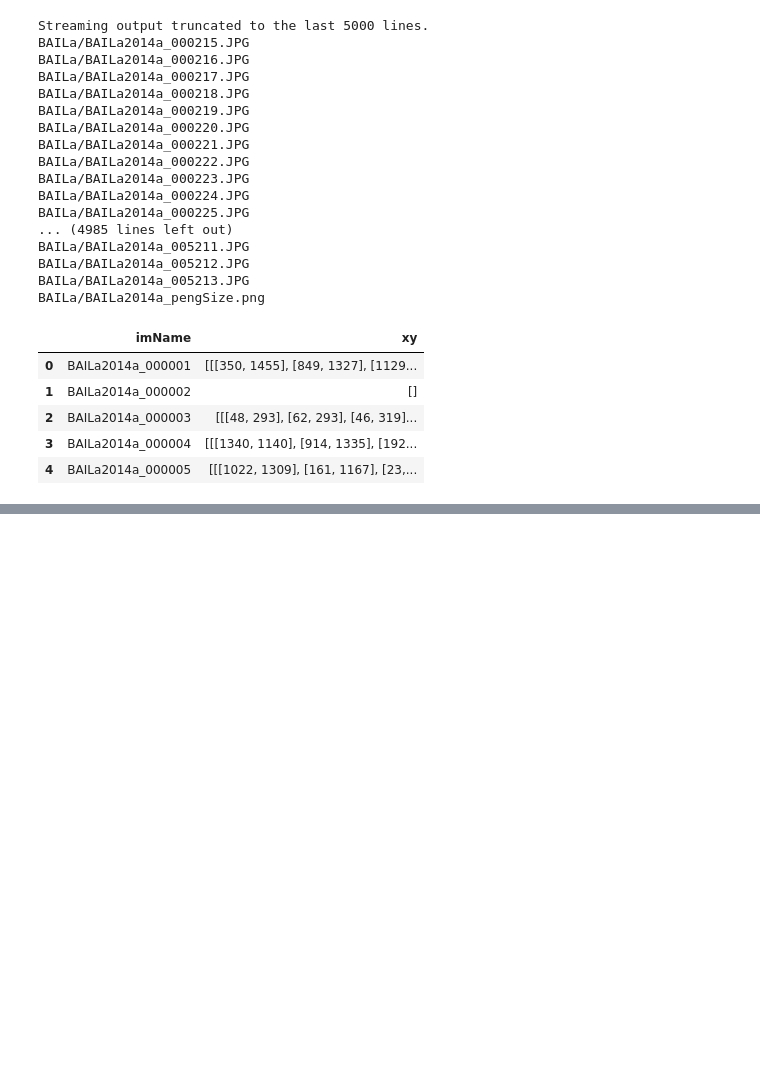
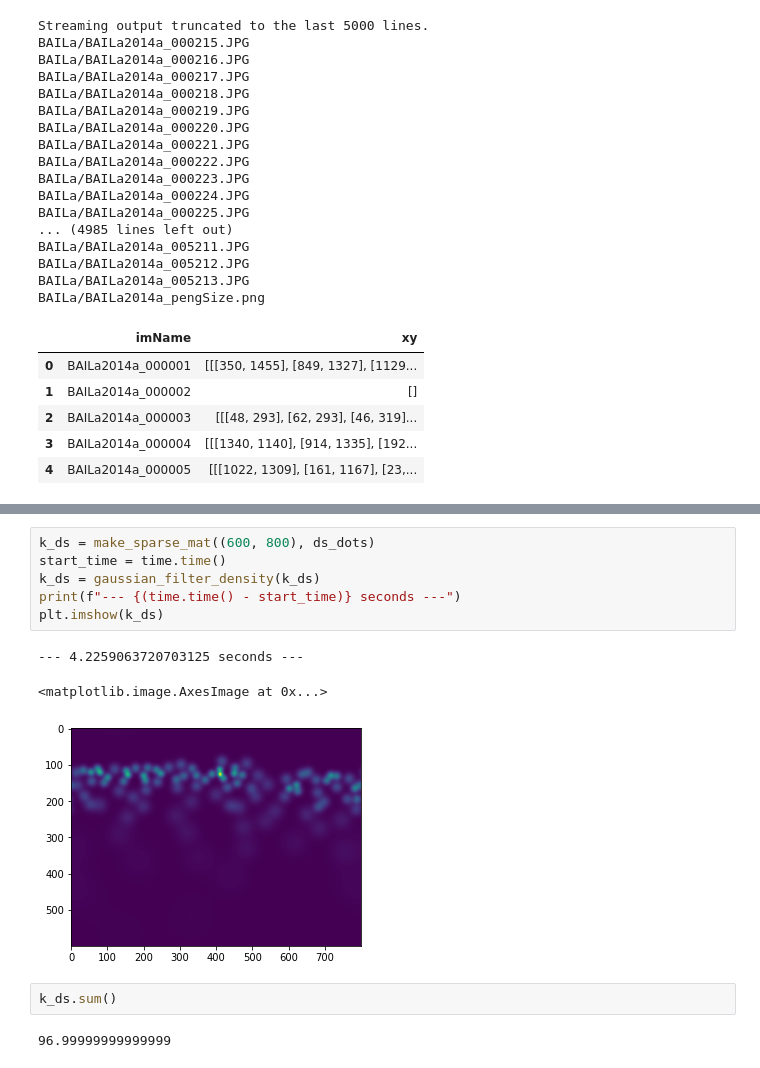
Before and after one commit to alexjochs/ECE_539_Penguins, a Jupyter notebook: PenguinsPreprocess.ipynb, the cells around one changed output, grey strips where cells are left out. Saved outputs shown, nothing was run; the diff lists cells and outputs as text; blank space fills up the shorter version.

```diff
--- a/PenguinsPreprocess.ipynb
+++ b/PenguinsPreprocess.ipynb
@@ -204,0 +268,14 @@ KeyboardInterrupt: ignored
+# %%
+k_ds = make_sparse_mat((600, 800), ds_dots)
+start_time = time.time()
+k_ds = gaussian_filter_density(k_ds)
+print(f"--- {(time.time() - start_time)} seconds ---")
+plt.imshow(k_ds)
+# %% [output]
+--- 4.2259063720703125 seconds ---
+<matplotlib.image.AxesImage at 0x...>
+[figure, added]
+# %%
+k_ds.sum()
+# %% [output]
+96.99999999999999
```
Also changed, not shown: parts of 12 cells of this notebook.
